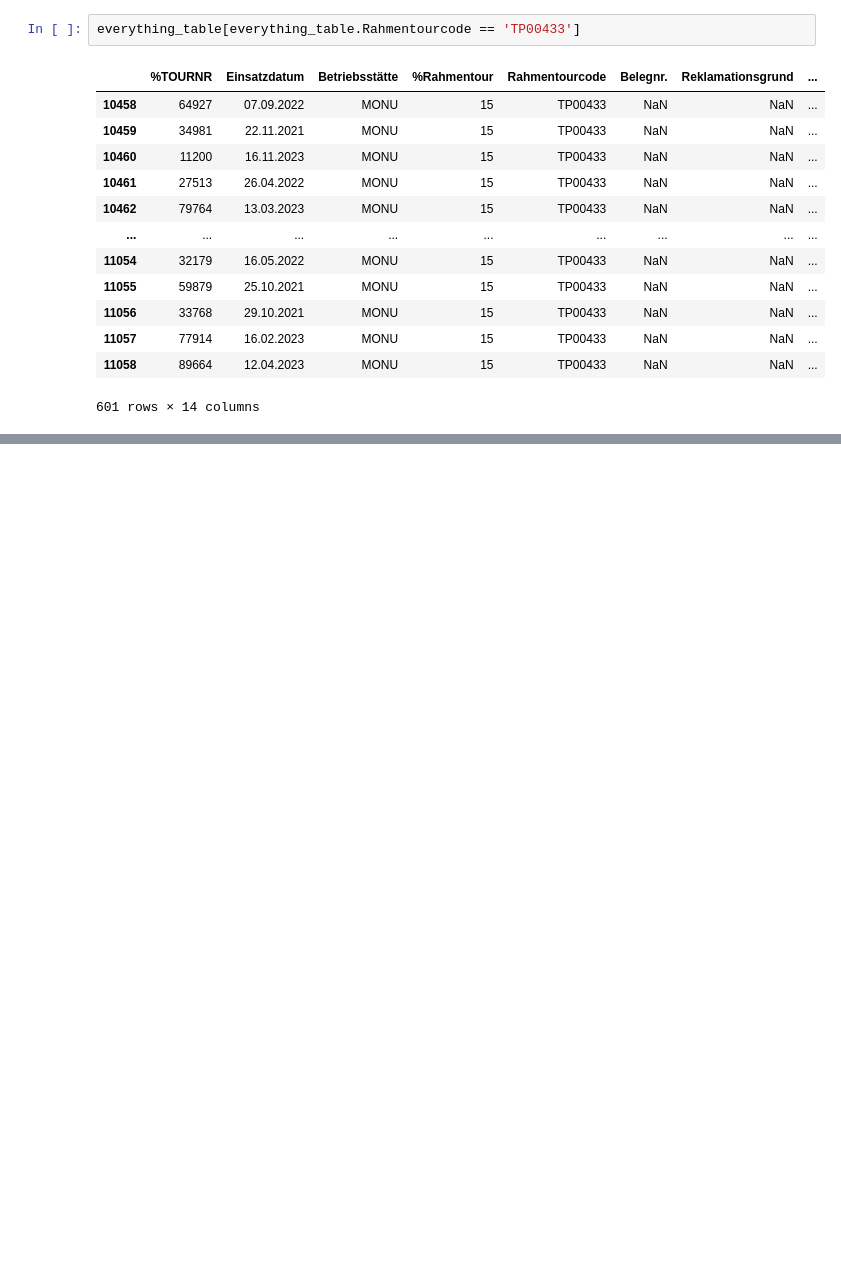
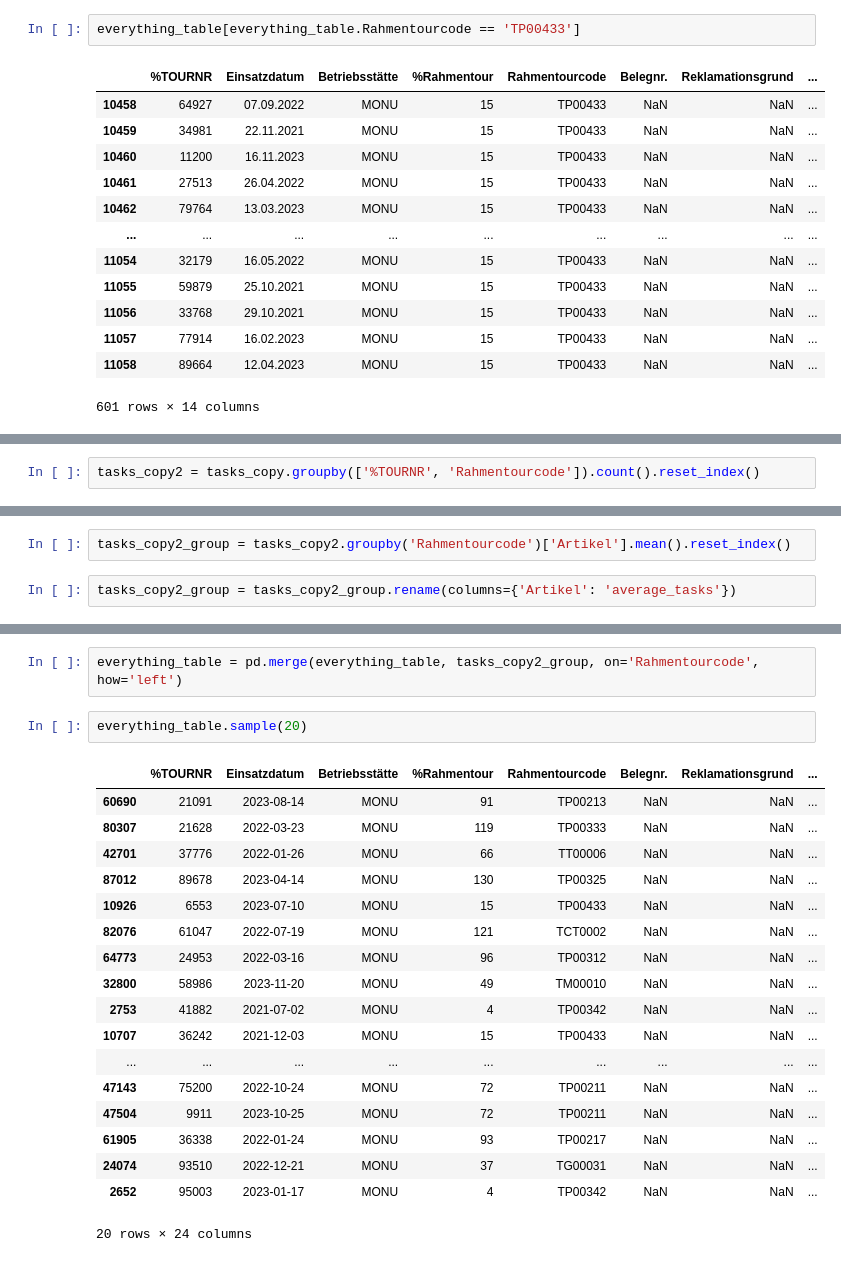
Before and after one commit to baz263/n3xtcoder, a Jupyter notebook: join.ipynb, the cells around one changed output, grey strips where cells are left out. Drawn from its saved outputs; the diff is of its cells as text; blank space fills up the shorter version.

```diff
--- a/join.ipynb
+++ b/join.ipynb
@@ -412,0 +553,2 @@ everything_table[everything_table.Rahmentourcode == 'TP00433']
+# %%
+tasks_copy2 = tasks_copy.groupby(['%TOURNR', 'Rahmentourcode']).count().reset_index()
@@ -412,0 +564,4 @@ everything_table[everything_table.Rahmentourcode == 'TP00433']
+# %%
+tasks_copy2_group = tasks_copy2.groupby('Rahmentourcode')['Artikel'].mean().reset_index()
+# %%
+tasks_copy2_group = tasks_copy2_group.rename(columns={'Artikel': 'average_tasks'})
@@ -412,0 +584,23 @@ everything_table[everything_table.Rahmentourcode == 'TP00433']
+# %%
+everything_table = pd.merge(everything_table, tasks_copy2_group, on='Rahmentourcode', how='left')
+# %%
+everything_table.sample(20)
+# %% [output]
+|  | %TOURNR | Einsatzdatum | Betriebsstätte | %Rahmentour | Rahmentourcode | Belegnr. | Reklamationsgrund | ... |
+| 60690 | 21091 | 2023-08-14 | MONU | 91 | TP00213 | NaN | NaN | ... |
+| 80307 | 21628 | 2022-03-23 | MONU | 119 | TP00333 | NaN | NaN | ... |
+| 42701 | 37776 | 2022-01-26 | MONU | 66 | TT00006 | NaN | NaN | ... |
+| 87012 | 89678 | 2023-04-14 | MONU | 130 | TP00325 | NaN | NaN | ... |
+| 10926 | 6553 | 2023-07-10 | MONU | 15 | TP00433 | NaN | NaN | ... |
+| 82076 | 61047 | 2022-07-19 | MONU | 121 | TCT0002 | NaN | NaN | ... |
+| 64773 | 24953 | 2022-03-16 | MONU | 96 | TP00312 | NaN | NaN | ... |
+| 32800 | 58986 | 2023-11-20 | MONU | 49 | TM00010 | NaN | NaN | ... |
+| 2753 | 41882 | 2021-07-02 | MONU | 4 | TP00342 | NaN | NaN | ... |
+| 10707 | 36242 | 2021-12-03 | MONU | 15 | TP00433 | NaN | NaN | ... |
+| ... | ... | ... | ... | ... | ... | ... | ... | ... |
+| 47143 | 75200 | 2022-10-24 | MONU | 72 | TP00211 | NaN | NaN | ... |
+| 47504 | 9911 | 2023-10-25 | MONU | 72 | TP00211 | NaN | NaN | ... |
+| 61905 | 36338 | 2022-01-24 | MONU | 93 | TP00217 | NaN | NaN | ... |
+| 24074 | 93510 | 2022-12-21 | MONU | 37 | TG00031 | NaN | NaN | ... |
+| 2652 | 95003 | 2023-01-17 | MONU | 4 | TP00342 | NaN | NaN | ... |
+20 rows × 24 columns
```
Also changed, not shown: parts of 32 cells of this notebook, 1 other file.
